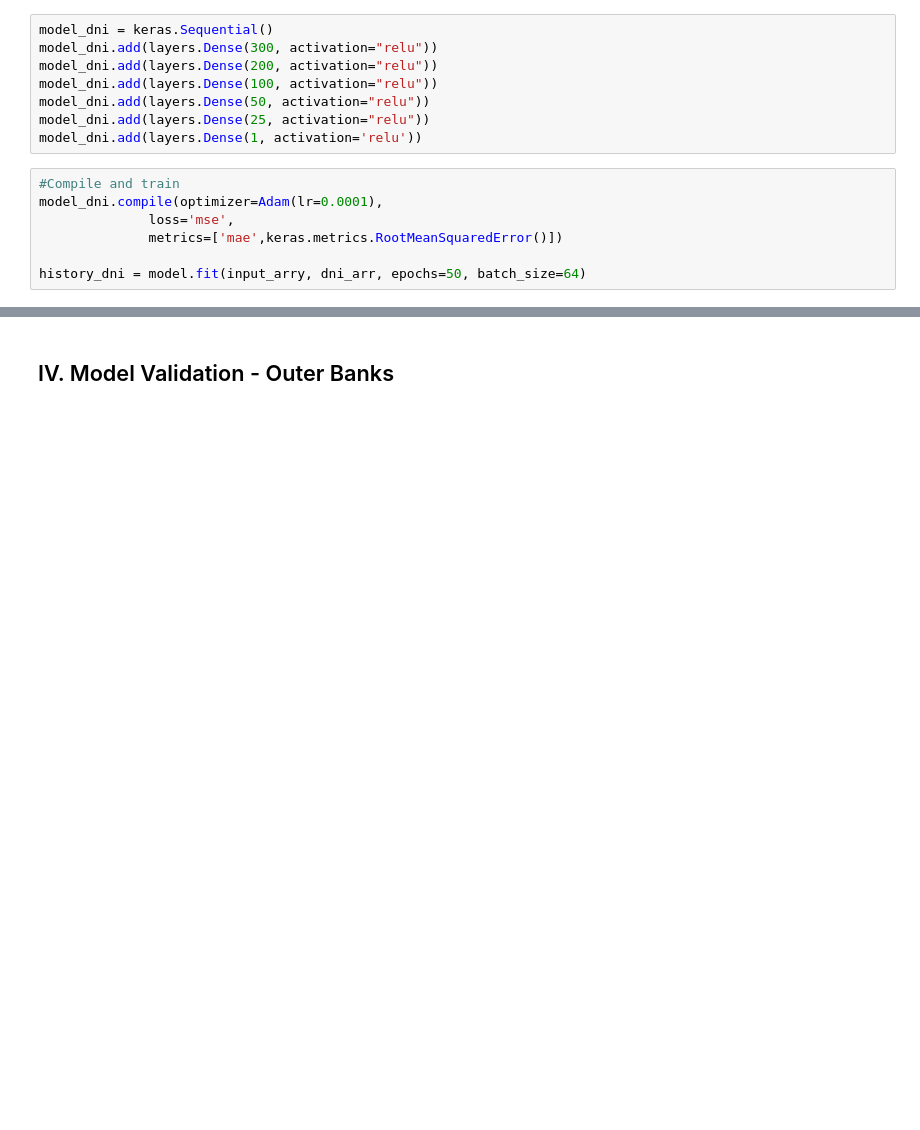
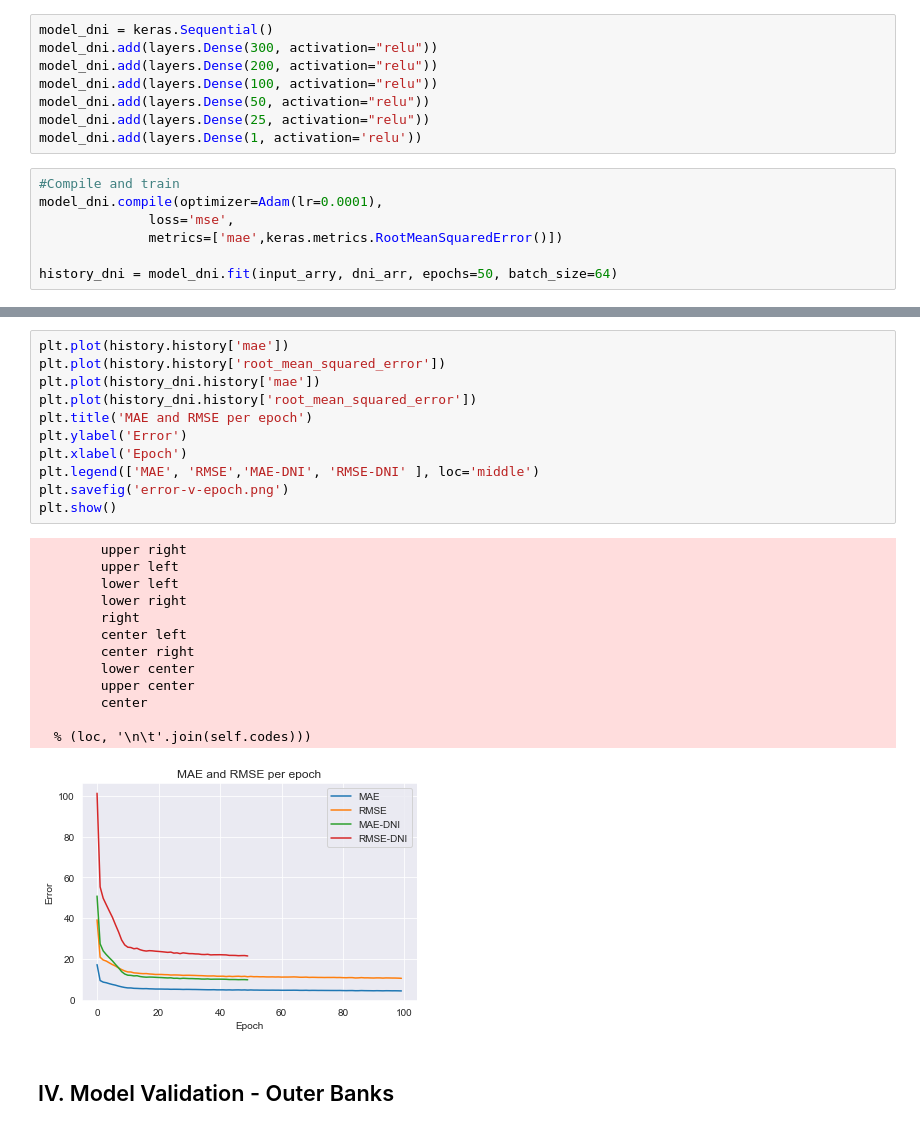
Before and after one commit to tpt5cu/solarIrradiancePredictor, a Jupyter notebook: Neural_Net_FINAL.ipynb, the cells around one changed output, grey strips where cells are left out. Drawn from its saved outputs; the diff is of its cells as text; blank space fills up the shorter version.

Commit message:
dni model portion added

```diff
--- a/Neural_Net_FINAL.ipynb
+++ b/Neural_Net_FINAL.ipynb
@@ -290,4 +290,4 @@ model_dni.compile(optimizer=Adam(lr=0.0001),
               loss='mse',
               metrics=['mae',keras.metrics.RootMeanSquaredError()])
 
-history_dni = model.fit(input_arry, dni_arr, epochs=50, batch_size=64)
+history_dni = model_dni.fit(input_arry, dni_arr, epochs=50, batch_size=64)
@@ -294,3 +312,28 @@ history_dni = model.fit(input_arry, dni_arr, epochs=50, batch_size=64)
+# %%
+plt.plot(history.history['mae'])
+plt.plot(history.history['root_mean_squared_error'])
+plt.plot(history_dni.history['mae'])
+plt.plot(history_dni.history['root_mean_squared_error'])
+plt.title('MAE and RMSE per epoch')
+plt.ylabel('Error')
+plt.xlabel('Epoch')
+plt.legend(['MAE', 'RMSE','MAE-DNI', 'RMSE-DNI' ], loc='middle')
+plt.savefig('error-v-epoch.png')
+plt.show()
+# %% [output]
+        upper right
+        upper left
+        lower left
+        lower right
+        right
+        center left
+        center right
+        lower center
+        upper center
+        center
+
+  % (loc, '\n\t'.join(self.codes)))
+[figure, added]
 # %% [markdown]
 ## IV. Model Validation - Outer Banks
 # %%
```
Also changed, not shown: parts of 12 cells of this notebook.
